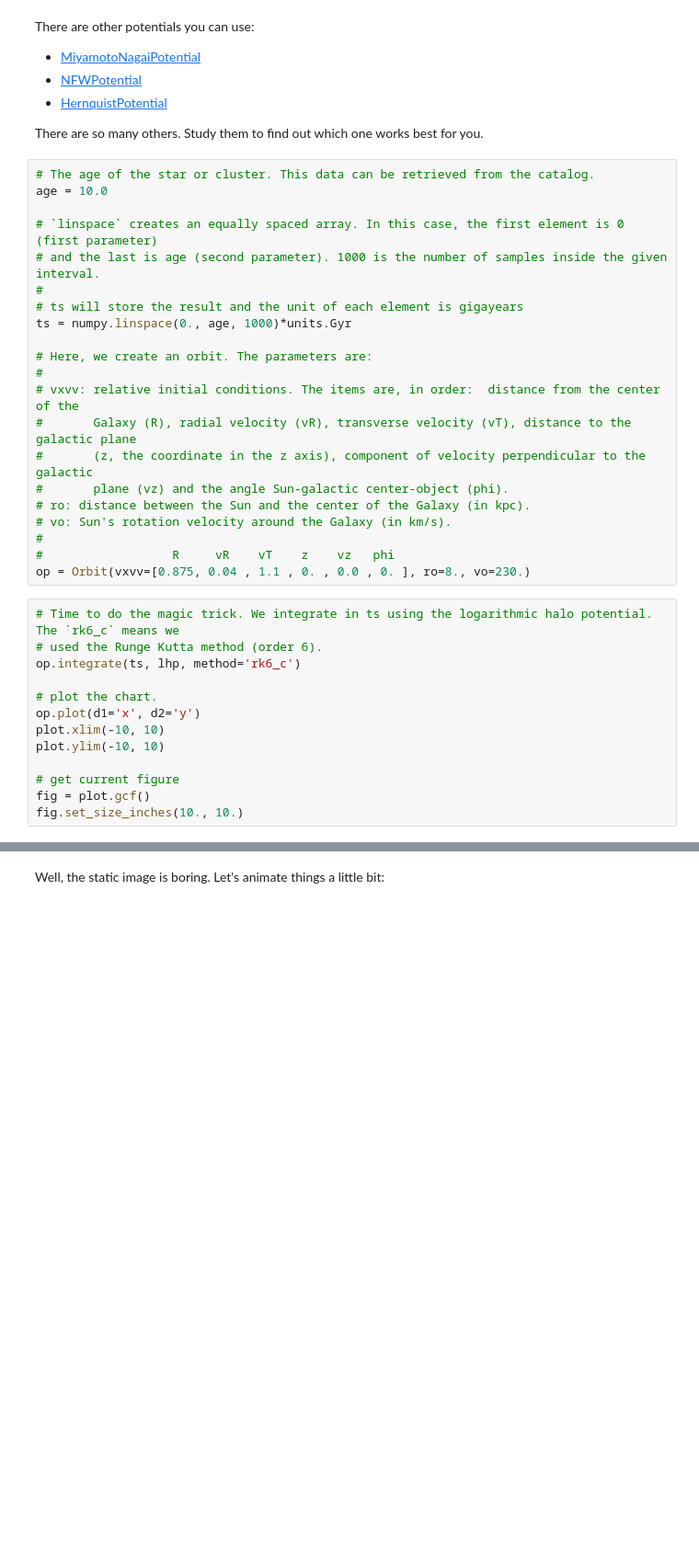
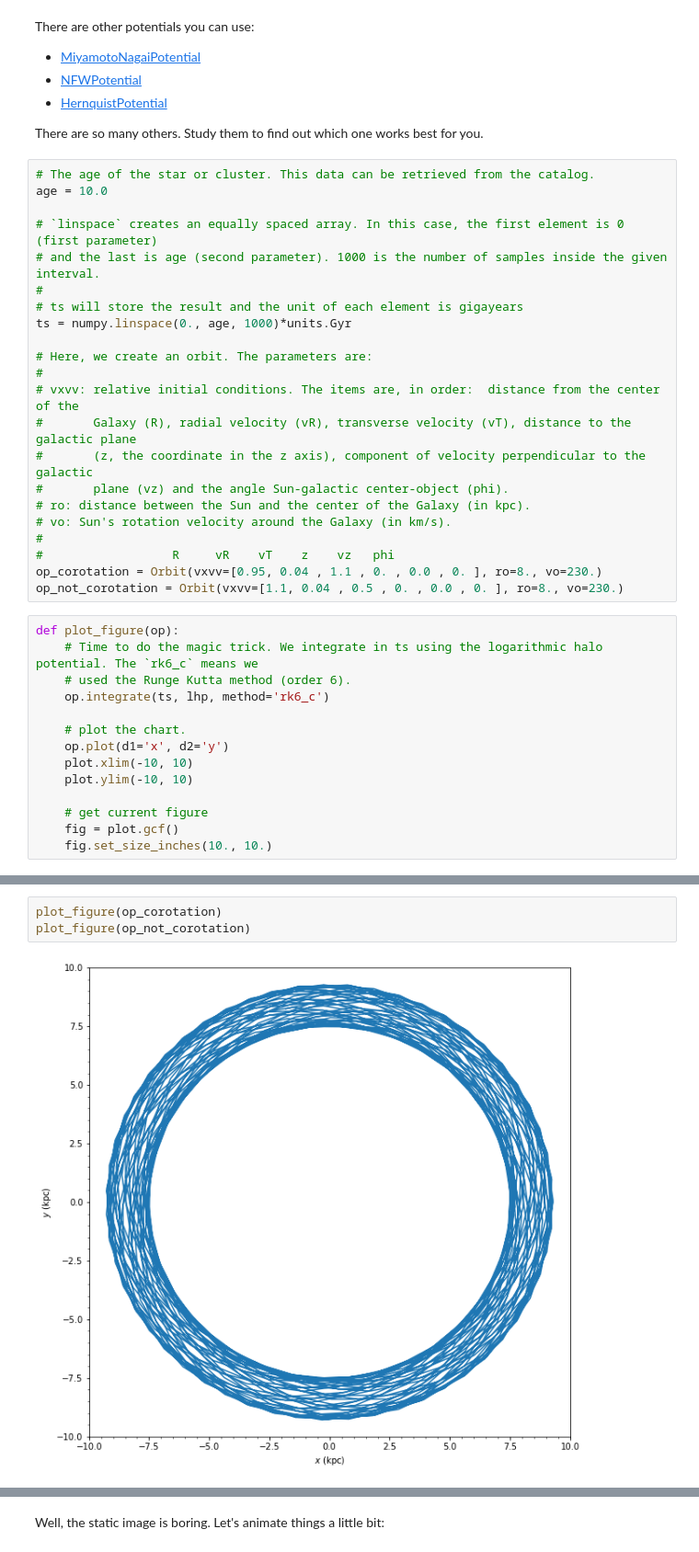
Before and after one commit to arturcp/corotation-notebook, a Jupyter notebook: 2.integration.ipynb, the cells around one changed output, grey strips where cells are left out. Shown: that part at 92% size. Cells and saved outputs as stored; diff of their text form; blank space fills up the shorter version.

Commit message:
Show integration of a star in corotation and of one that is not in corotation

```diff
--- a/2.integration.ipynb
+++ b/2.integration.ipynb
@@ -75,17 +75,19 @@ ts = numpy.linspace(0., age, 1000)*units.Gyr
 # vo: Sun's rotation velocity around the Galaxy (in km/s).
 #
 #                  R     vR    vT    z    vz   phi
-op = Orbit(vxvv=[0.875, 0.04 , 1.1 , 0. , 0.0 , 0. ], ro=8., vo=230.)
+op_corotation = Orbit(vxvv=[0.95, 0.04 , 1.1 , 0. , 0.0 , 0. ], ro=8., vo=230.)
+op_not_corotation = Orbit(vxvv=[1.1, 0.04 , 0.5 , 0. , 0.0 , 0. ], ro=8., vo=230.)
 # %%
-# Time to do the magic trick. We integrate in ts using the logarithmic halo potential. The `rk6_c` means we
-# used the Runge Kutta method (order 6).
-op.integrate(ts, lhp, method='rk6_c')
+def plot_figure(op):
+    # Time to do the magic trick. We integrate in ts using the logarithmic halo potential. The `rk6_c` means we
+    # used the Runge Kutta method (order 6).
+    op.integrate(ts, lhp, method='rk6_c')
 
-# plot the chart.
-op.plot(d1='x', d2='y')
-plot.xlim(-10, 10)
-plot.ylim(-10, 10)
+    # plot the chart.
+    op.plot(d1='x', d2='y')
+    plot.xlim(-10, 10)
+    plot.ylim(-10, 10)
 
-# get current figure
-fig = plot.gcf()
-fig.set_size_inches(10., 10.)
+    # get current figure
+    fig = plot.gcf()
+    fig.set_size_inches(10., 10.)
@@ -93,0 +94,5 @@ fig.set_size_inches(10., 10.)
+# %%
+plot_figure(op_corotation)
+plot_figure(op_not_corotation)
+# %% [output]
+[figure, added]
```
Also changed, not shown: parts of 4 cells of this notebook, 1 other file.
